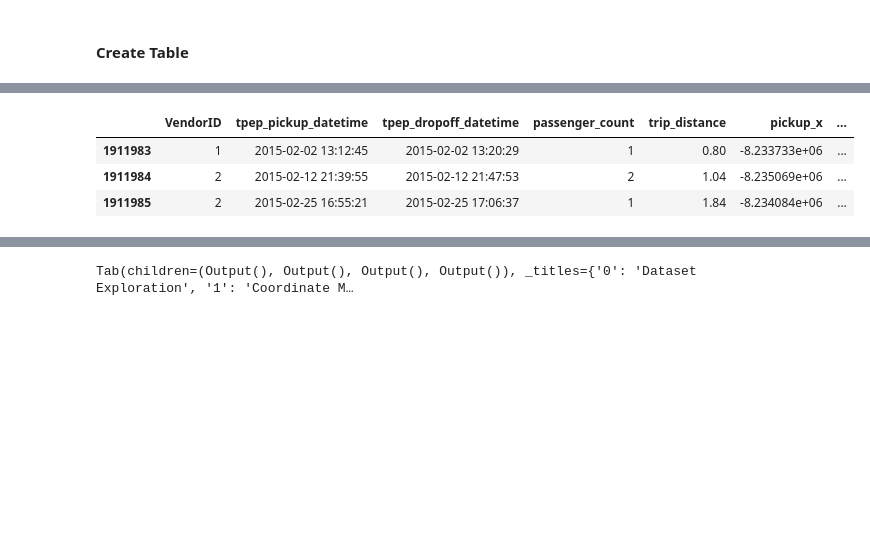
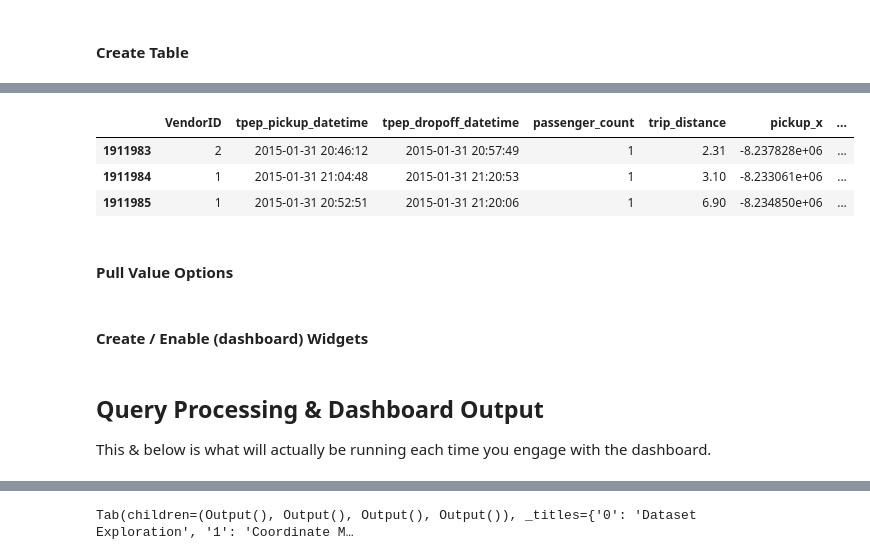
Before and after one commit to gumdropsteve/turbo-telegram, a Jupyter notebook: taxi_dashboard.ipynb, the cells around one changed output, grey strips where cells are left out. Cells and saved outputs as stored; diff of their text form; code cells hidden in the pictures; blank space fills up the shorter version.

```diff
--- a/taxi_dashboard.ipynb
+++ b/taxi_dashboard.ipynb
@@ -46,11 +43,11 @@ BlazingContext ready
 # %% [markdown]
 #### Create Table
 # %%
+%%time
 # create base table
-col_types = ['int', 'date64', 'date64', 'int', 'float64', 'float64', 'float64',
-             'int', 'str', 'float64', 'float64', 'int', 'float64', 'float64',
-             'float64', 'float64', 'float64', 'float64', 'float64']
-bc.create_table('big_taxi', path, dtype=col_types, header=0)
+col_types = ['int', 'date64', 'date64', 'int', 'float64', 'float64', 'float64', 'int', 'str', 'float64',
+             'float64', 'int', 'float64', 'float64', 'float64', 'float64', 'float64', 'float64', 'float64']
+bc.create_table('big_taxi', '/home/jupyter-winston/turbo-telegram/data/nyc_taxi*.csv', dtype=col_types, header=0)
 # what's it look like?
 bc.sql('select * from big_taxi').tail(3)
 # %% [output]
@@ -57,4 +56,6 @@ bc.sql('select * from big_taxi').tail(3)
 |  | VendorID | tpep_pickup_datetime | tpep_dropoff_datetime | passenger_count | trip_distance | pickup_x | ... |
-| 1911983 | 1 | 2015-02-02 13:12:45 | 2015-02-02 13:20:29 | 1 | 0.80 | -8.233733e+06 | ... |
-| 1911984 | 2 | 2015-02-12 21:39:55 | 2015-02-12 21:47:53 | 2 | 1.04 | -8.235069e+06 | ... |
-| 1911985 | 2 | 2015-02-25 16:55:21 | 2015-02-25 17:06:37 | 1 | 1.84 | -8.234084e+06 | ... |
+| 1911983 | 2 | 2015-01-31 20:46:12 | 2015-01-31 20:57:49 | 1 | 2.31 | -8.237828e+06 | ... |
+| 1911984 | 1 | 2015-01-31 21:04:48 | 2015-01-31 21:20:53 | 1 | 3.10 | -8.233061e+06 | ... |
+| 1911985 | 1 | 2015-01-31 20:52:51 | 2015-01-31 21:20:06 | 1 | 6.90 | -8.234850e+06 | ... |
+# %% [markdown]
+#### Pull Value Options
@@ -60,0 +122,2 @@ bc.sql('select * from big_taxi').tail(3)
+# %% [markdown]
+#### Create / Enable (dashboard) Widgets
@@ -60,0 +130,3 @@ bc.sql('select * from big_taxi').tail(3)
+# %% [markdown]
+## Query Processing & Dashboard Output
+This & below is what will actually be running each time you engage with the dashboard.
```
Also changed, not shown: parts of 15 cells of this notebook.
